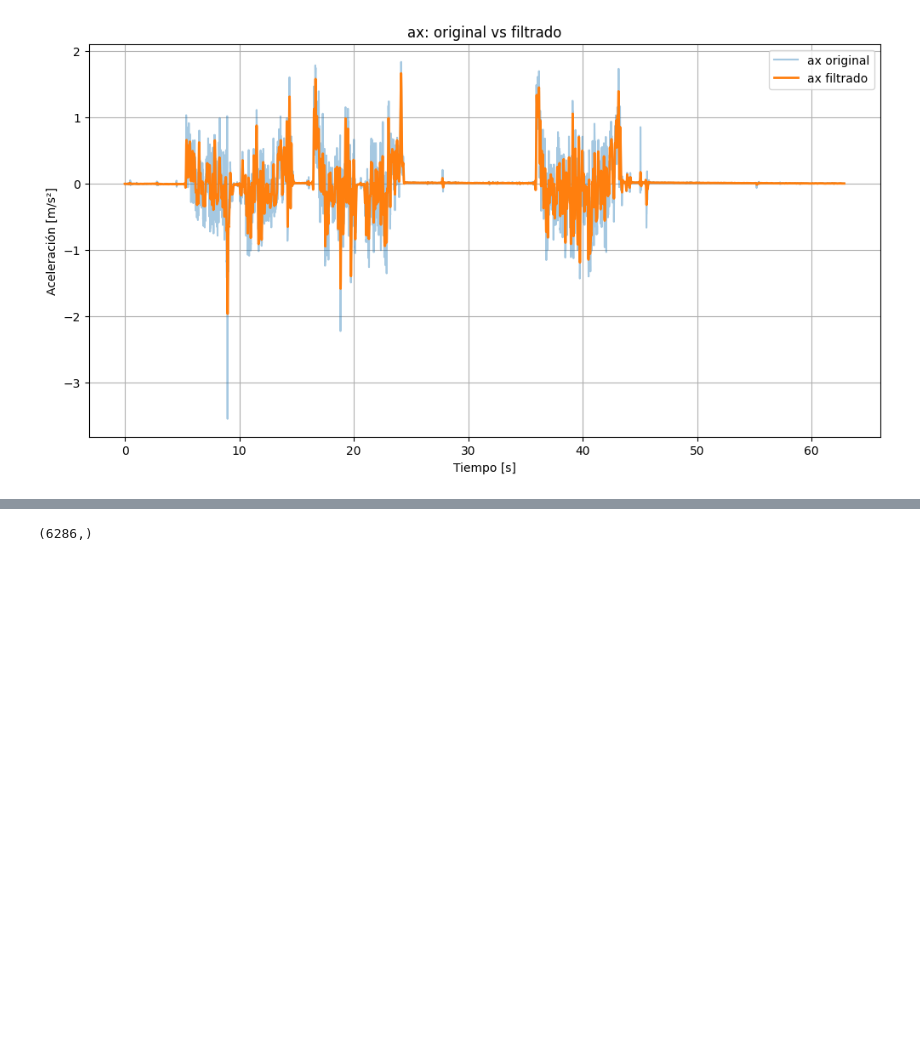
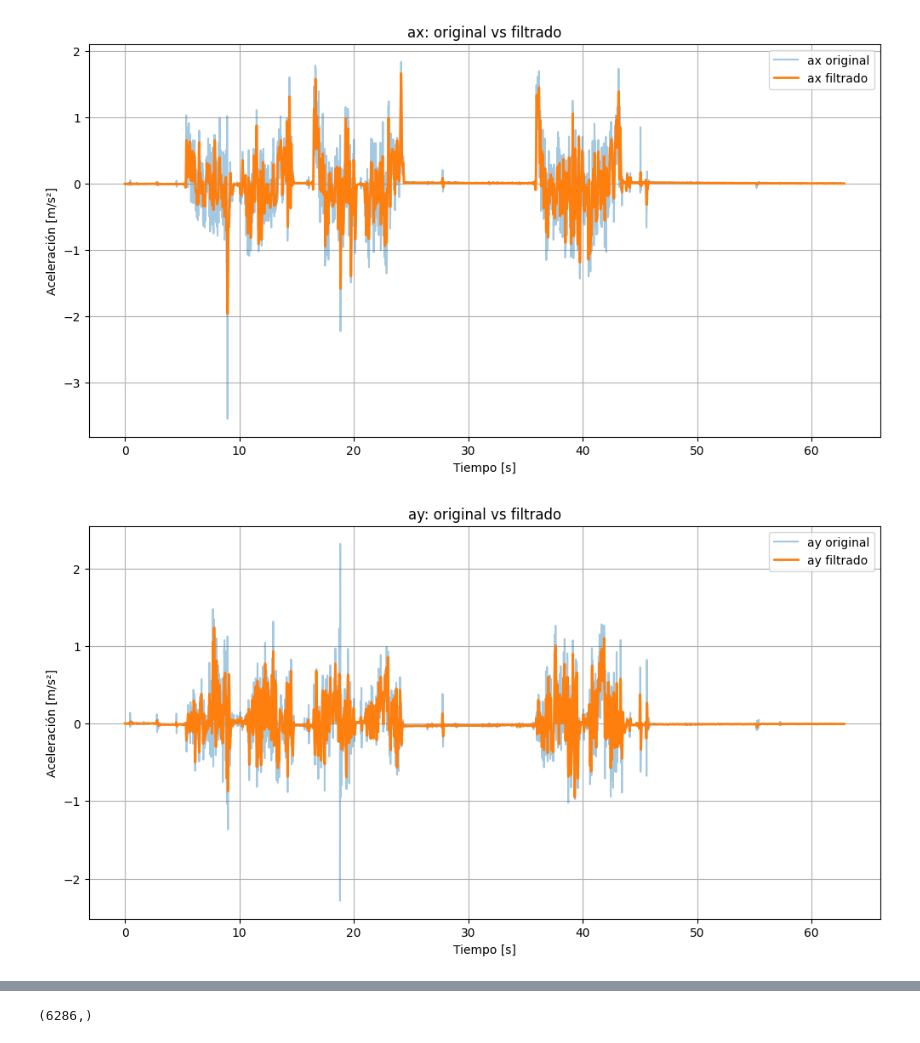
Before and after one commit to JuanAlva/sensorConnect_reader, a Jupyter notebook: zupt_nhc_threshold.ipynb, the cells around one changed output, grey strips where cells are left out. Saved outputs shown, nothing was run; the diff lists cells and outputs as text; code cells hidden in the pictures; blank space fills up the shorter version.

```diff
--- a/zupt_nhc_threshold.ipynb
+++ b/zupt_nhc_threshold.ipynb
@@ -352,3 +352,21 @@ plt.grid()
 plt.show()
 # %% [output]
 [figure]
+# %%
+import matplotlib.pyplot as plt
+
+# t = np.cumsum(dt)
+N = len(aly)
+t = np.arange(N) / fs
+
+plt.figure(figsize=(12,6))
+plt.plot(t, aly, label='ay original', alpha=0.4)
+plt.plot(t, aly_f, label='ay filtrado', linewidth=2)
+plt.xlabel("Tiempo [s]")
+plt.ylabel("Aceleración [m/s²]")
+plt.title("ay: original vs filtrado")
+plt.legend()
+plt.grid()
+plt.show()
+# %% [output]
+[figure, added]
```
Also changed, not shown: parts of 12 cells of this notebook, 1 other file.
